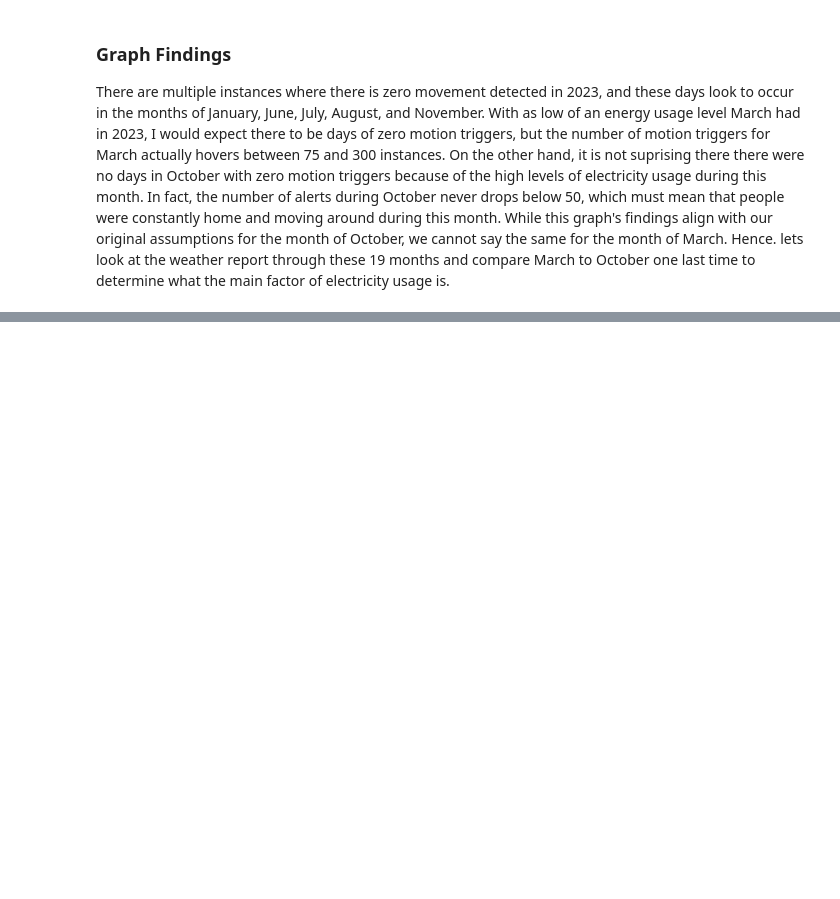
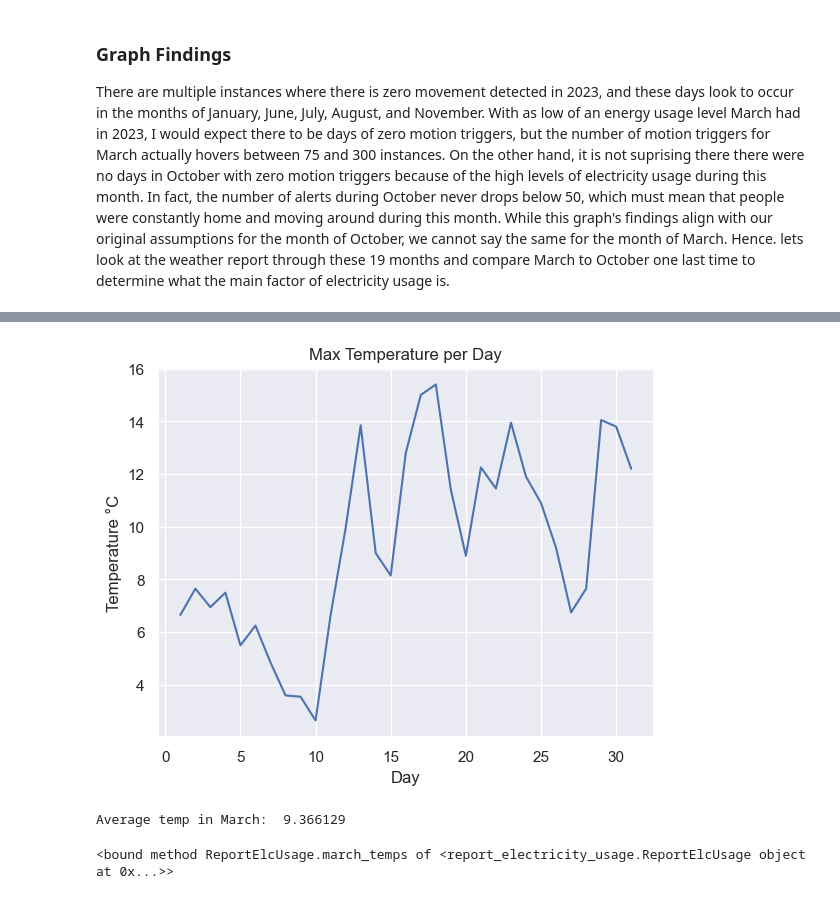
Before and after one commit to Yufanggg/Smart-House, a Jupyter notebook: report_electricity_usage.ipynb, the cells around one changed output, grey strips where cells are left out. Saved outputs shown, nothing was run; the diff lists cells and outputs as text; code cells hidden in the pictures; blank space fills up the shorter version.

```diff
--- a/report_electricity_usage.ipynb
+++ b/report_electricity_usage.ipynb
@@ -78,0 +102,33 @@ There are multiple instances where there is zero movement detected in 2023, and
+# %%
+import statistics
+import openweathermap
+import seaborn as sns
+import matplotlib.pyplot as plt
+import pandas as pd
+
+march = openweathermap.hourly_data
+def chunks(lst, n):
+    """Yield successive n-sized chunks from lst."""
+    for i in range(0, len(lst), n):
+        yield lst[i:i + n]
+days_march = list(chunks(march['temperature_2m_°C'], 24))
+max_temp = list()
+days = list(range(1,32))
+for i in days_march:
+    max_temp.append(max(i))
+df = pd.DataFrame({'Day':days,
+                'Max Temp':max_temp})
+
+sns.lineplot(x = 'Day',y='Max Temp', data = df)
+plt.ylabel('Temperature °C')
+plt.title('Max Temperature per Day')
+plt.show()
+average_temp = statistics.mean(max_temp)
+print('Average temp in March: ', average_temp)
+# %% [output]
+[figure, added]
+Average temp in March:  9.366129
+# %%
+report.march_temps
+# %% [output]
+<bound method ReportElcUsage.march_temps of <report_electricity_usage.ReportElcUsage object at 0x...>>
```
Also changed, not shown: parts of 3 cells of this notebook.
